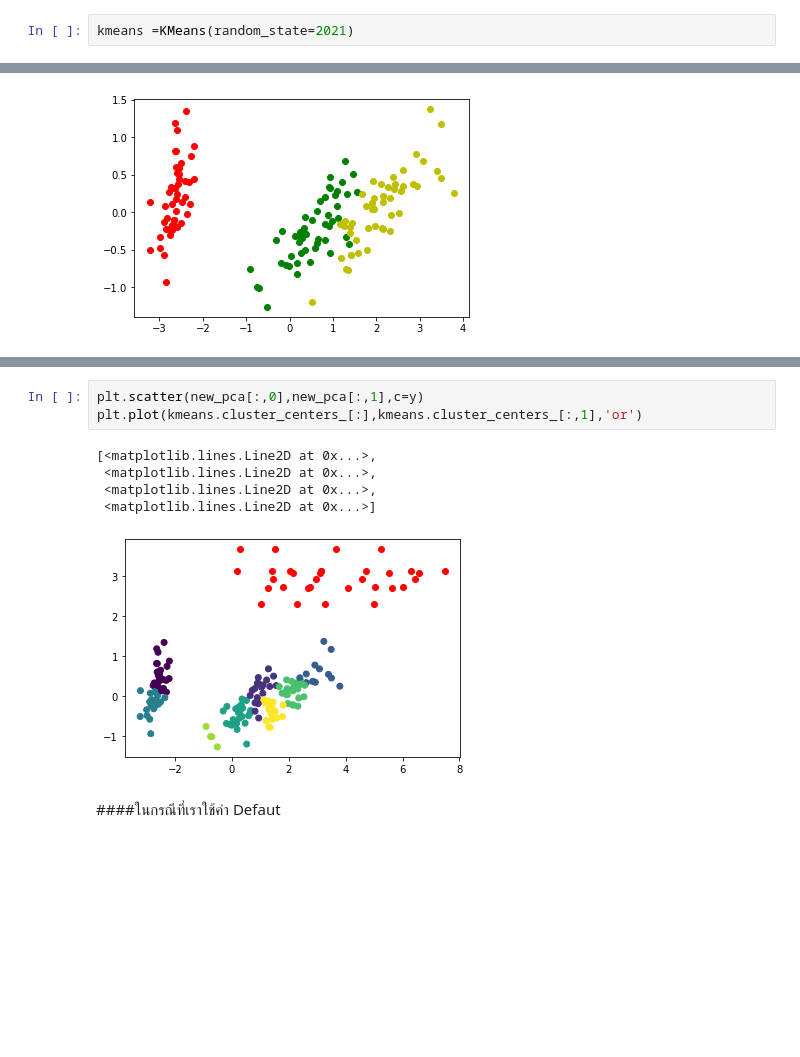
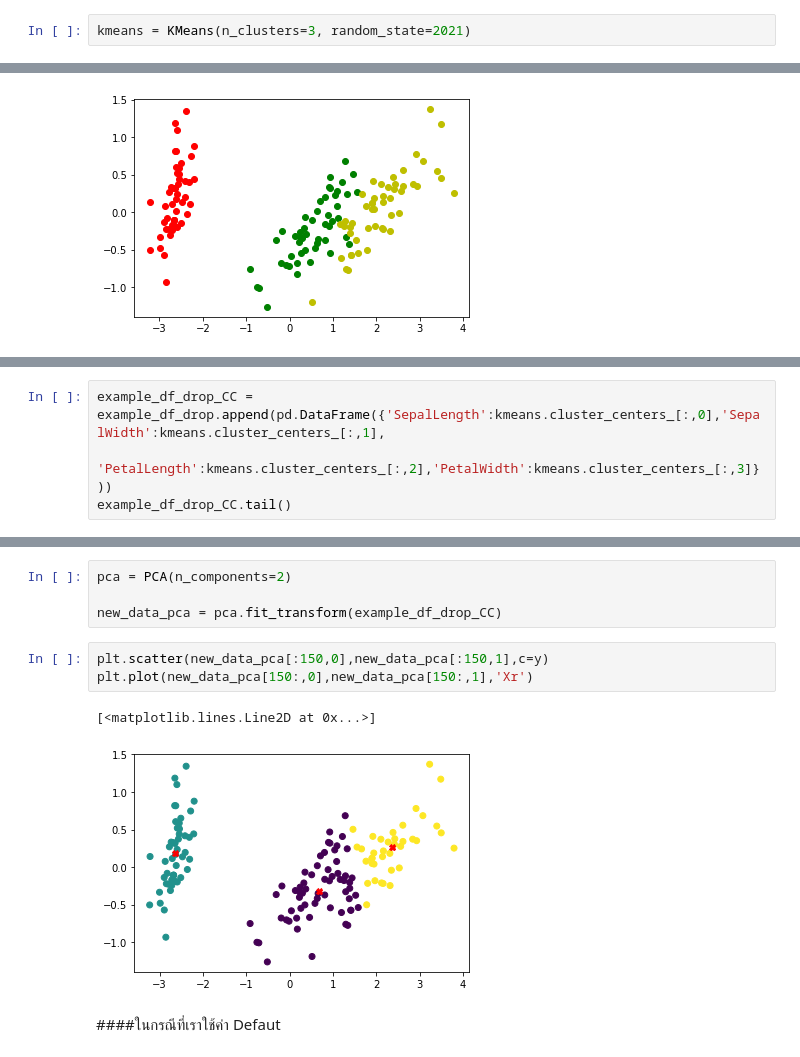
Before and after one commit to sskboonmee/multivariate, a Jupyter notebook: Chapter6_Cluster_Analysis_.ipynb, the cells around one changed output, grey strips where cells are left out. Saved outputs shown, nothing was run; the diff lists cells and outputs as text; blank space fills up the shorter version.

```diff
--- a/Chapter6_Cluster_Analysis_.ipynb
+++ b/Chapter6_Cluster_Analysis_.ipynb
@@ -49,2 +67,2 @@ from sklearn.cluster import KMeans
 # %%
-kmeans =KMeans(random_state=2021)
+kmeans = KMeans(n_clusters=3, random_state=2021)
@@ -133,0 +139,4 @@ new_data_pca = pca.transform(example_df_drop)
+# %%
+example_df_drop_CC = example_df_drop.append(pd.DataFrame({'SepalLength':kmeans.cluster_centers_[:,0],'SepalWidth':kmeans.cluster_centers_[:,1],
+                                             'PetalLength':kmeans.cluster_centers_[:,2],'PetalWidth':kmeans.cluster_centers_[:,3]}))
+example_df_drop_CC.tail()
@@ -134,12 +150,13 @@ new_data_pca = pca.transform(example_df_drop)
+# %%
+pca = PCA(n_components=2)
+
+new_data_pca = pca.fit_transform(example_df_drop_CC)
 # %%
-plt.scatter(new_pca[:,0],new_pca[:,1],c=y)
-plt.plot(kmeans.cluster_centers_[:],kmeans.cluster_centers_[:,1],'or')
+plt.scatter(new_data_pca[:150,0],new_data_pca[:150,1],c=y)
+plt.plot(new_data_pca[150:,0],new_data_pca[150:,1],'Xr')
 # %% [output]
-[<matplotlib.lines.Line2D at 0x...>,
- <matplotlib.lines.Line2D at 0x...>,
- <matplotlib.lines.Line2D at 0x...>,
- <matplotlib.lines.Line2D at 0x...>]
+[<matplotlib.lines.Line2D at 0x...>]
-[figure, old version]
+[figure, new version]
 # %% [markdown]
 ####ในกรณีที่เราใช้ค่า Defaut
 # %%
```
Also changed, not shown: parts of 30 cells of this notebook.
